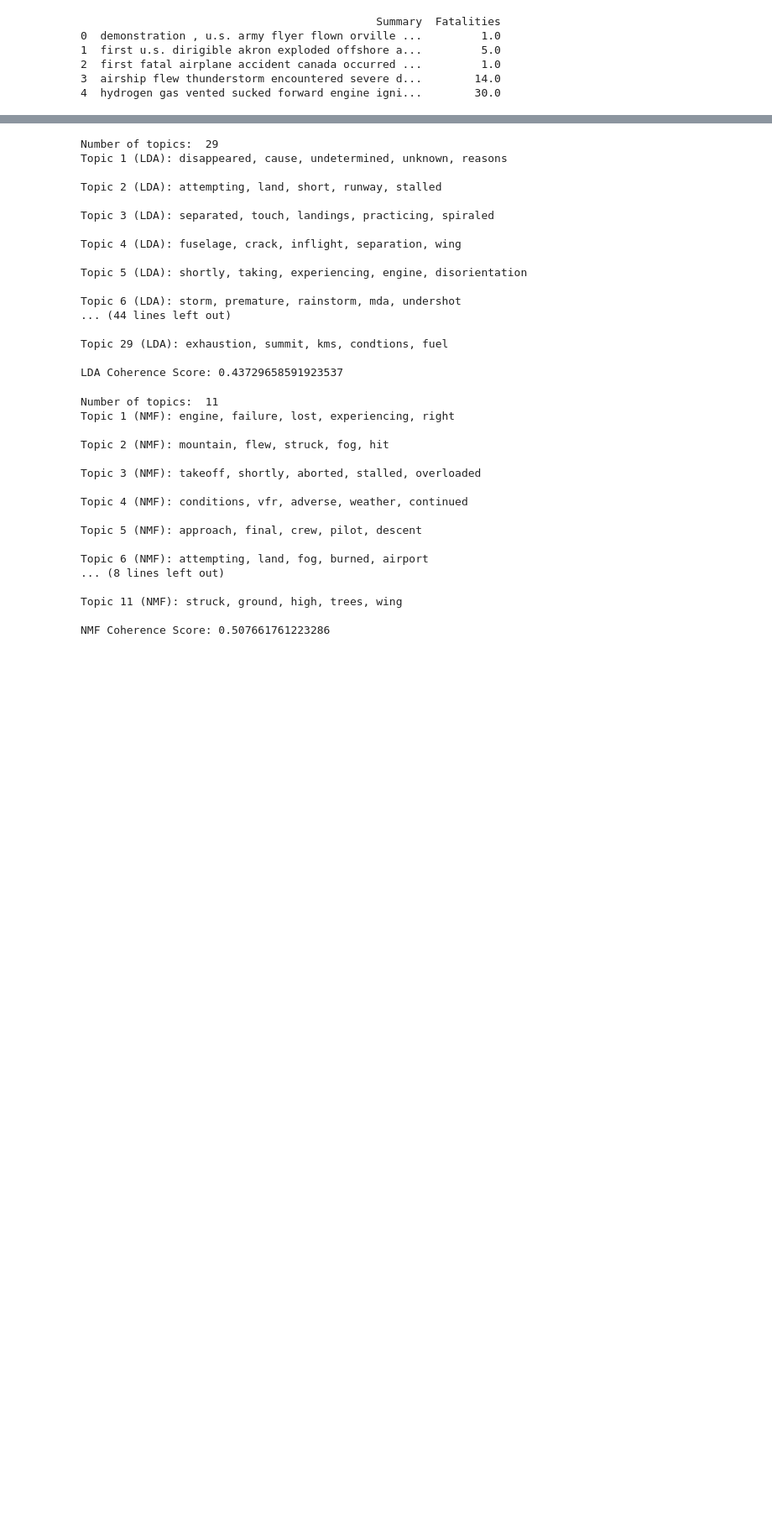
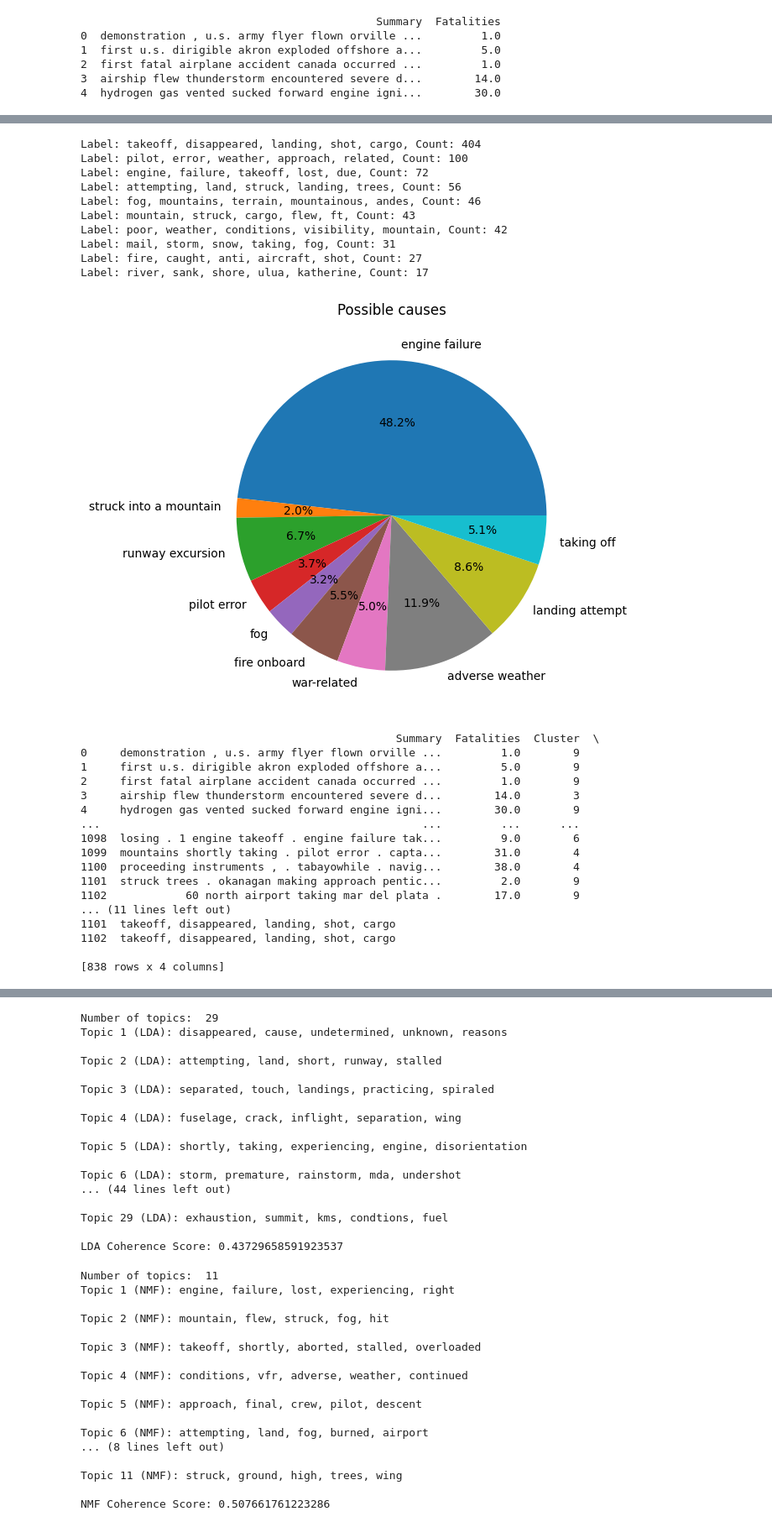
Before and after one commit to zlattah/air_crash_analysis, a Jupyter notebook: causes.ipynb, the cells around one changed output, grey strips where cells are left out. Shown: that part at 84% size. Drawn from its saved outputs; the diff is of its cells as text; code cells hidden in the pictures; blank space fills up the shorter version.

```diff
--- a/causes.ipynb
+++ b/causes.ipynb
@@ -132,3 +245,79 @@ plt.show()
+# %%
+##Kmeans for data prewar
+vectorizer = TfidfVectorizer()
+features = vectorizer.fit_transform(dfp['Summary'])
+
+kmeans = KMeans(n_clusters=k, random_state=42)
+kmeans.fit(features)
+
+terms = vectorizer.get_feature_names_out()
+
+cluster_keywords = []
+order_centroids = kmeans.cluster_centers_.argsort()[:, ::-1]
+for i in range(k):
+    top_keywords = [terms[ind] for ind in order_centroids[i, :5]]  # Select top 3 words
+    cluster_keywords.append(top_keywords)
+
+cluster_labels = [', '.join(keywords) for keywords in cluster_keywords]
+
+dfp['Cluster'] = kmeans.labels_
+dfp['Label'] = [cluster_labels[label] for label in kmeans.labels_]
+from collections import Counter
+all_labels = [cluster_labels[label] for label in kmeans.labels_]
+
+# Count the occurrences of each label
+label_counts = Counter(all_labels)
+
+# Print the most common labels and their frequencies
+most_common_labels = label_counts.most_common()
+for label, count in most_common_labels:
+    print(f"Label: {label}, Count: {count}")
+
+# Count the occurrences of each label
+label_counts = Counter(all_labels)
+
+# Get the labels and their frequencies
+labels = [f"Label {i}" for i in range(k)]
+labels = ["engine failure","struck into a mountain", "runway excursion","pilot error","fog","fire onboard","war-related", "adverse weather", "landing attempt","taking off" ]
+frequencies = list(label_counts.values())
+
+# Create the pie chart
+plt.figure(figsize=(8, 6))
+plt.pie(frequencies, labels=labels, autopct='%1.1f%%')
+plt.title('Possible causes')
+
+# Display the chart
+plt.show()
+print(dfp)
+# %% [output]
+Label: takeoff, disappeared, landing, shot, cargo, Count: 404
+Label: pilot, error, weather, approach, related, Count: 100
+Label: engine, failure, takeoff, lost, due, Count: 72
+Label: attempting, land, struck, landing, trees, Count: 56
+Label: fog, mountains, terrain, mountainous, andes, Count: 46
+Label: mountain, struck, cargo, flew, ft, Count: 43
+Label: poor, weather, conditions, visibility, mountain, Count: 42
+Label: mail, storm, snow, taking, fog, Count: 31
+Label: fire, caught, anti, aircraft, shot, Count: 27
+Label: river, sank, shore, ulua, katherine, Count: 17
+[figure, added]
+                                                Summary  Fatalities  Cluster  \
+0     demonstration , u.s. army flyer flown orville ...         1.0        9
+1     first u.s. dirigible akron exploded offshore a...         5.0        9
+2     first fatal airplane accident canada occurred ...         1.0        9
+3     airship flew thunderstorm encountered severe d...        14.0        3
+4     hydrogen gas vented sucked forward engine igni...        30.0        9
+...                                                 ...         ...      ...
+1098  losing . 1 engine takeoff . engine failure tak...         9.0        6
+1099  mountains shortly taking . pilot error . capta...        31.0        4
+1100  proceeding instruments , . tabayowhile . navig...        38.0        4
+1101  struck trees . okanagan making approach pentic...         2.0        9
+1102            60 north airport taking mar del plata .        17.0        9
+... (11 lines left out)
+1101  takeoff, disappeared, landing, shot, cargo
+1102  takeoff, disappeared, landing, shot, cargo
+
+[838 rows x 4 columns]
 # %%
 # Initialize the TF-IDF vectorizer
 vectorizer = TfidfVectorizer()
```
Also changed, not shown: parts of 13 cells of this notebook, 8 other files.
